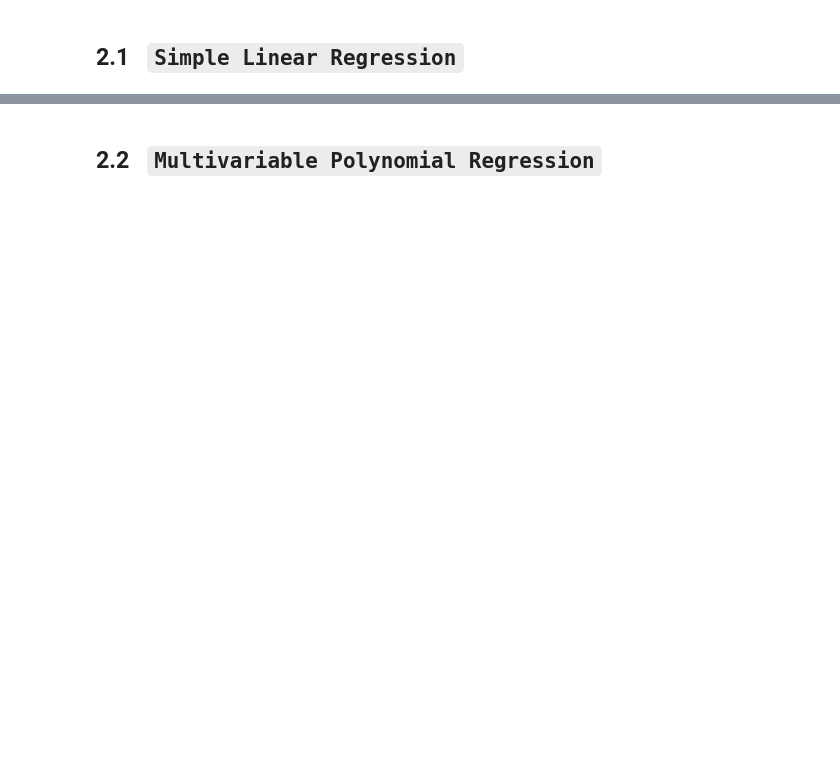
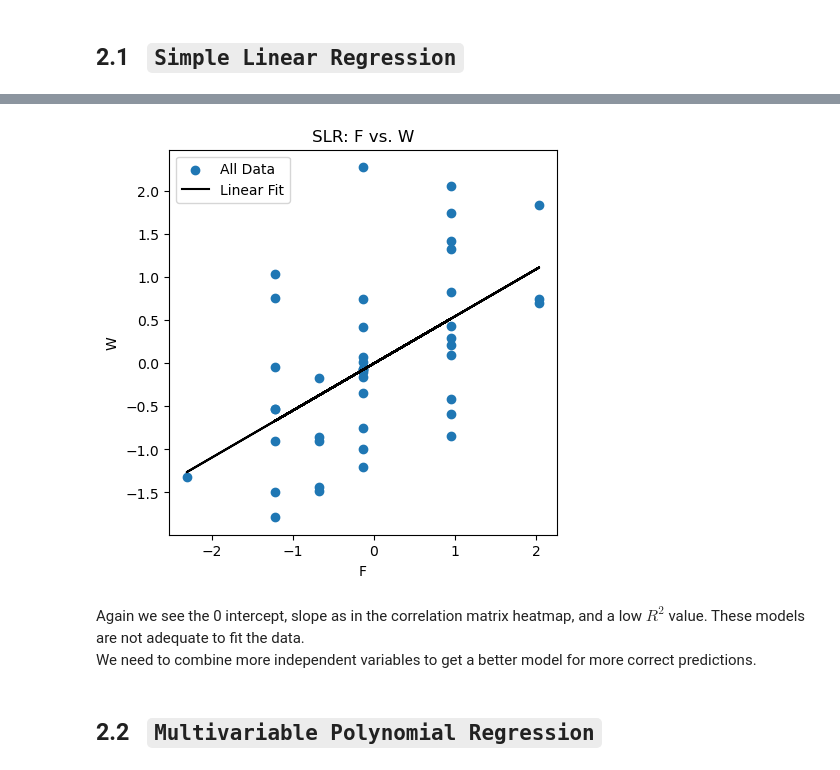
Before and after one commit to sokosaa/Machine-Learning-in-Mechanical-Engineering, a Jupyter notebook: HW3/HW3.ipynb, the cells around one changed output, grey strips where cells are left out. Cells and saved outputs as stored; diff of their text form; code cells hidden in the pictures; blank space fills up the shorter version.

```diff
--- a/HW3/HW3.ipynb
+++ b/HW3/HW3.ipynb
@@ -223,2 +276,18 @@ Using our strongest independebnt and dependent variables, `Feed` and `Height` re
+# %%
+df_all['W_pred_from_F'] = SLR_model_F_W.predict(x_F_all)
+
+fig, ax1 = plt.subplots(figsize=(5, 5))
+ax1.scatter(df_all['F'], df_all['W'], label='All Data')
+ax1.plot(df_all['F'], df_all['W_pred_from_F'], color='black', label='Linear Fit')
+ax1.set_xlabel('F')
+ax1.set_ylabel('W')
+ax1.set_title('SLR: F vs. W')
+ax1.legend()
+plt.show()
+# %% [output]
+[figure, added]
+# %% [markdown]
+Again we see the 0 intercept, slope as in the correlation matrix heatmap, and a low $R^2$ value. These models are not adequate to fit the data.
+We need to combine more independent variables to get a better model for more correct predictions.
 # %% [markdown]
 ## 2.2 &nbsp; `Multivariable Polynomial Regression`
```
Also changed, not shown: parts of 11 cells of this notebook, 1 other file.
